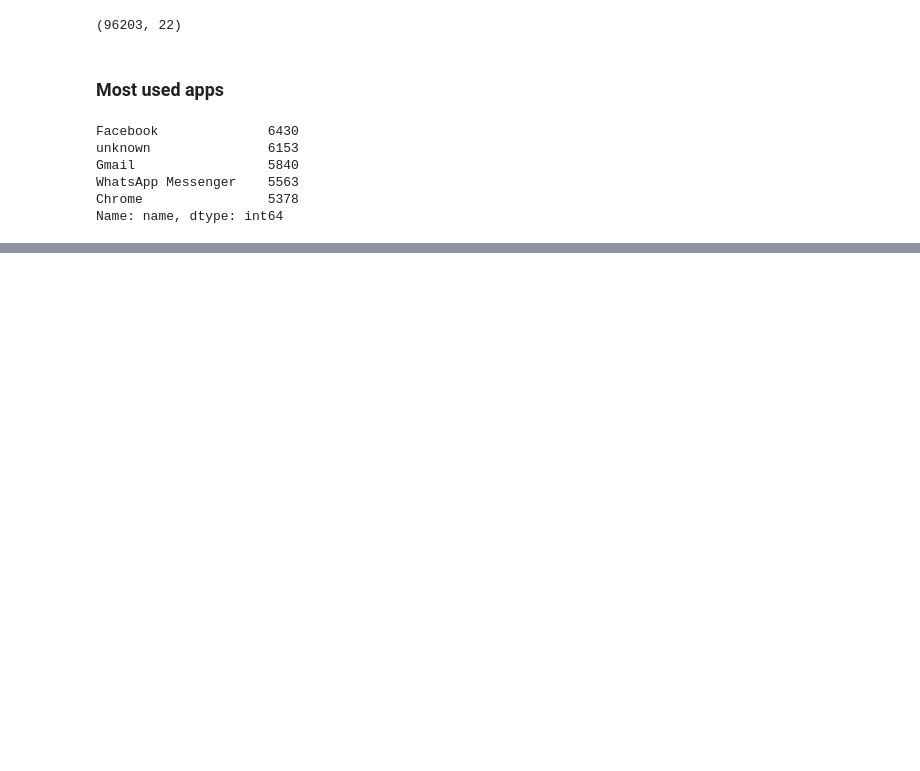
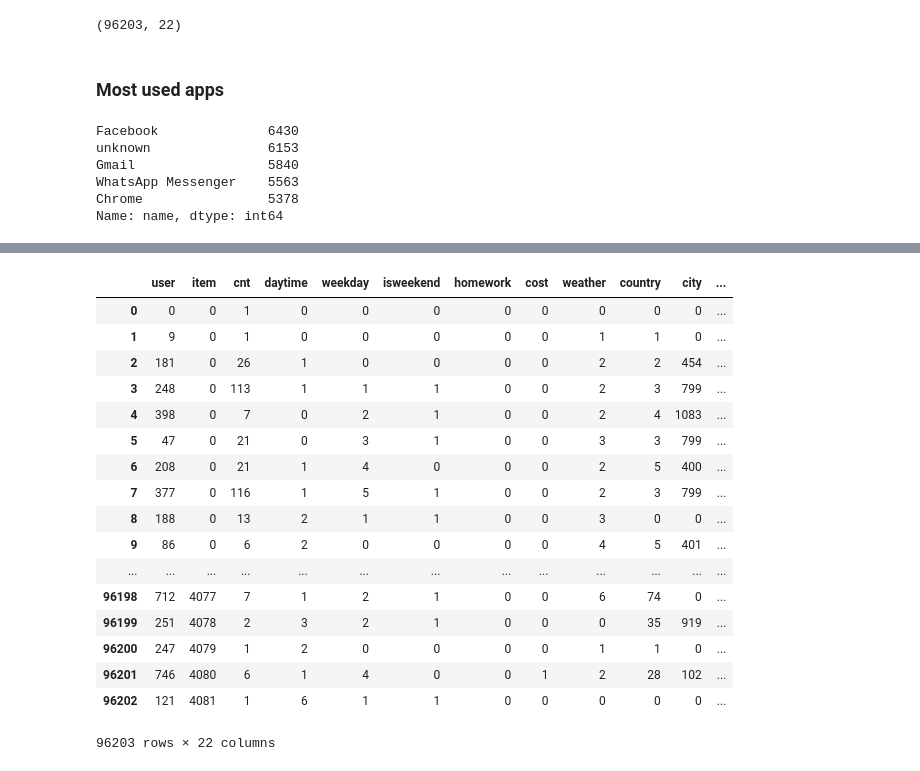
Before and after one commit to jpsmedeiros/machine-learning, a Jupyter notebook: recommender.ipynb, the cells around one changed output, grey strips where cells are left out. Drawn from its saved outputs; the diff is of its cells as text; code cells hidden in the pictures; blank space fills up the shorter version.

```diff
--- a/recommender.ipynb
+++ b/recommender.ipynb
@@ -45,0 +92,21 @@ Name: name, dtype: int64
+# %%
+data
+# %% [output]
+|  | user | item | cnt | daytime | weekday | isweekend | homework | cost | weather | country | city | ... |
+| 0 | 0 | 0 | 1 | 0 | 0 | 0 | 0 | 0 | 0 | 0 | 0 | ... |
+| 1 | 9 | 0 | 1 | 0 | 0 | 0 | 0 | 0 | 1 | 1 | 0 | ... |
+| 2 | 181 | 0 | 26 | 1 | 0 | 0 | 0 | 0 | 2 | 2 | 454 | ... |
+| 3 | 248 | 0 | 113 | 1 | 1 | 1 | 0 | 0 | 2 | 3 | 799 | ... |
+| 4 | 398 | 0 | 7 | 0 | 2 | 1 | 0 | 0 | 2 | 4 | 1083 | ... |
+| 5 | 47 | 0 | 21 | 0 | 3 | 1 | 0 | 0 | 3 | 3 | 799 | ... |
+| 6 | 208 | 0 | 21 | 1 | 4 | 0 | 0 | 0 | 2 | 5 | 400 | ... |
+| 7 | 377 | 0 | 116 | 1 | 5 | 1 | 0 | 0 | 2 | 3 | 799 | ... |
+| 8 | 188 | 0 | 13 | 2 | 1 | 1 | 0 | 0 | 3 | 0 | 0 | ... |
+| 9 | 86 | 0 | 6 | 2 | 0 | 0 | 0 | 0 | 4 | 5 | 401 | ... |
+| ... | ... | ... | ... | ... | ... | ... | ... | ... | ... | ... | ... | ... |
+| 96198 | 712 | 4077 | 7 | 1 | 2 | 1 | 0 | 0 | 6 | 74 | 0 | ... |
+| 96199 | 251 | 4078 | 2 | 3 | 2 | 1 | 0 | 0 | 0 | 35 | 919 | ... |
+| 96200 | 247 | 4079 | 1 | 2 | 0 | 0 | 0 | 0 | 1 | 1 | 0 | ... |
+| 96201 | 746 | 4080 | 6 | 1 | 4 | 0 | 0 | 1 | 2 | 28 | 102 | ... |
+| 96202 | 121 | 4081 | 1 | 6 | 1 | 1 | 0 | 0 | 0 | 0 | 0 | ... |
+96203 rows × 22 columns
```
Also changed, not shown: parts of 10 cells of this notebook.
